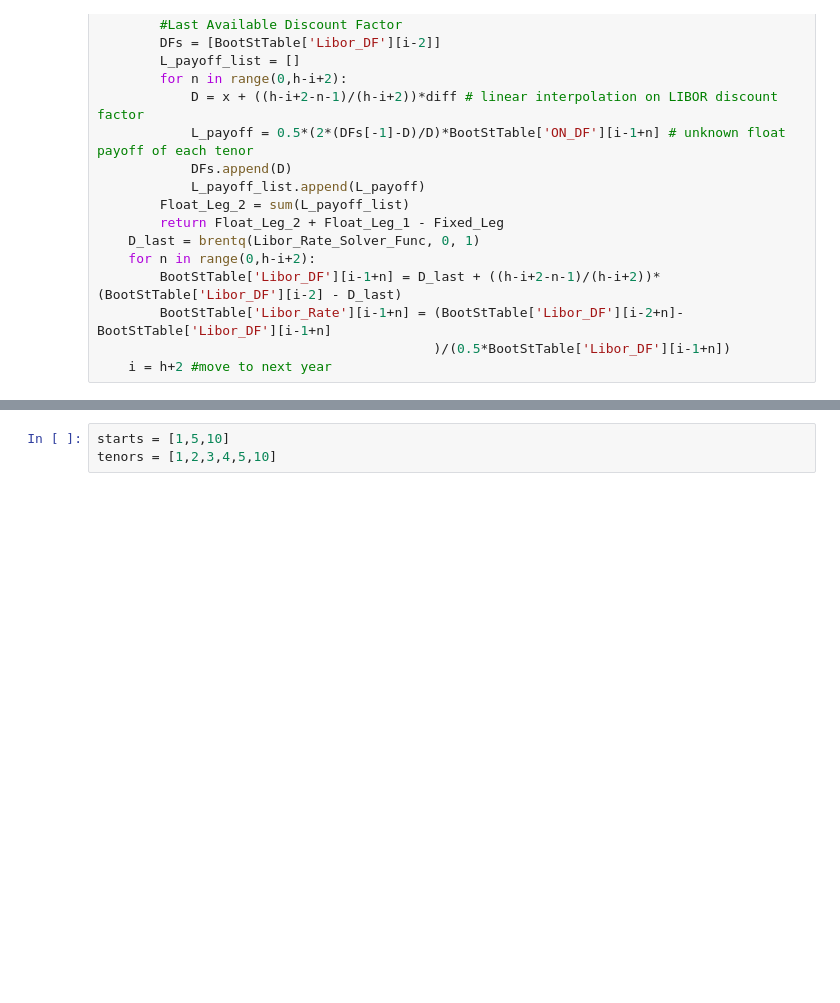
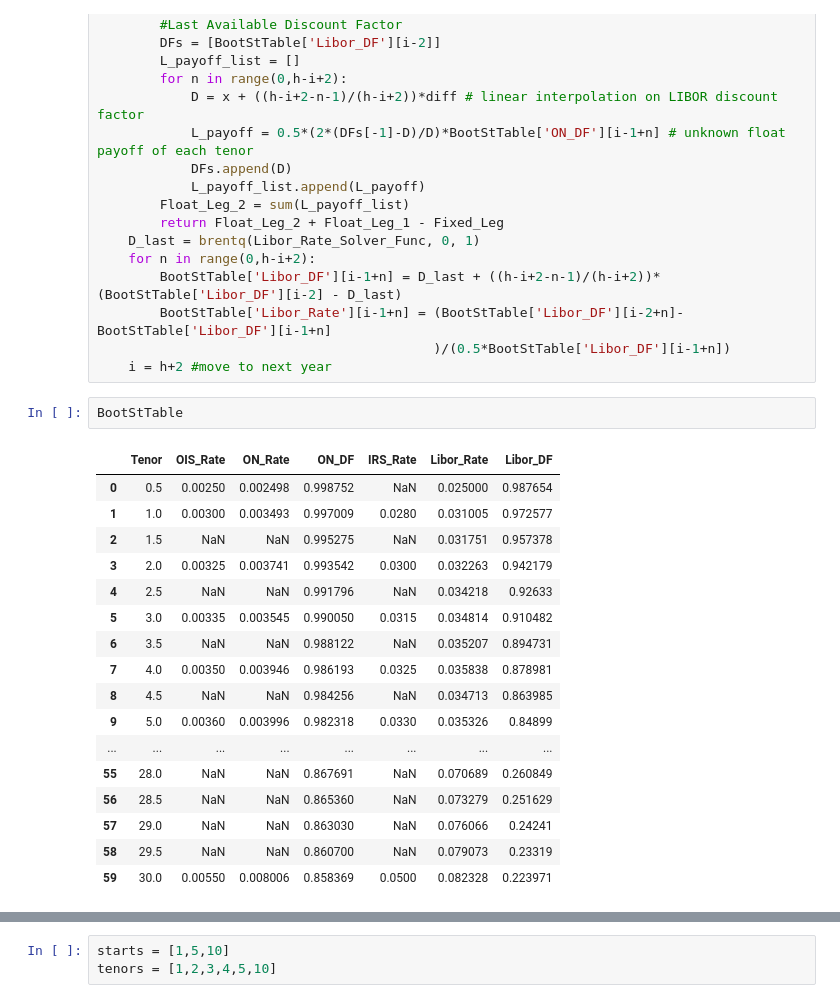
Before and after one commit to anirban2294/FixedIncome_Projects, a Jupyter notebook: Project_Part01.ipynb, the cells around one changed output, grey strips where cells are left out. Saved outputs shown, nothing was run; the diff lists cells and outputs as text; blank space fills up the shorter version.

```diff
--- a/Project_Part01.ipynb
+++ b/Project_Part01.ipynb
@@ -148,5 +169,25 @@ while i <= 60:
         BootStTable['Libor_Rate'][i-1+n] = (BootStTable['Libor_DF'][i-2+n]-BootStTable['Libor_DF'][i-1+n]
                                            )/(0.5*BootStTable['Libor_DF'][i-1+n])
     i = h+2 #move to next year
+# %%
+BootStTable
+# %% [output]
+|  | Tenor | OIS_Rate | ON_Rate | ON_DF | IRS_Rate | Libor_Rate | Libor_DF |
+| 0 | 0.5 | 0.00250 | 0.002498 | 0.998752 | NaN | 0.025000 | 0.987654 |
+| 1 | 1.0 | 0.00300 | 0.003493 | 0.997009 | 0.0280 | 0.031005 | 0.972577 |
+| 2 | 1.5 | NaN | NaN | 0.995275 | NaN | 0.031751 | 0.957378 |
+| 3 | 2.0 | 0.00325 | 0.003741 | 0.993542 | 0.0300 | 0.032263 | 0.942179 |
+| 4 | 2.5 | NaN | NaN | 0.991796 | NaN | 0.034218 | 0.92633 |
+| 5 | 3.0 | 0.00335 | 0.003545 | 0.990050 | 0.0315 | 0.034814 | 0.910482 |
+| 6 | 3.5 | NaN | NaN | 0.988122 | NaN | 0.035207 | 0.894731 |
+| 7 | 4.0 | 0.00350 | 0.003946 | 0.986193 | 0.0325 | 0.035838 | 0.878981 |
+| 8 | 4.5 | NaN | NaN | 0.984256 | NaN | 0.034713 | 0.863985 |
+| 9 | 5.0 | 0.00360 | 0.003996 | 0.982318 | 0.0330 | 0.035326 | 0.84899 |
+| ... | ... | ... | ... | ... | ... | ... | ... |
+| 55 | 28.0 | NaN | NaN | 0.867691 | NaN | 0.070689 | 0.260849 |
+| 56 | 28.5 | NaN | NaN | 0.865360 | NaN | 0.073279 | 0.251629 |
+| 57 | 29.0 | NaN | NaN | 0.863030 | NaN | 0.076066 | 0.24241 |
+| 58 | 29.5 | NaN | NaN | 0.860700 | NaN | 0.079073 | 0.23319 |
+| 59 | 30.0 | 0.00550 | 0.008006 | 0.858369 | 0.0500 | 0.082328 | 0.223971 |
 # %%
 BootStTable["Libor_Rate"] = BootStTable["Libor_Rate"].astype(float)
```
Also changed, not shown: parts of 16 cells of this notebook, 4 other files.
